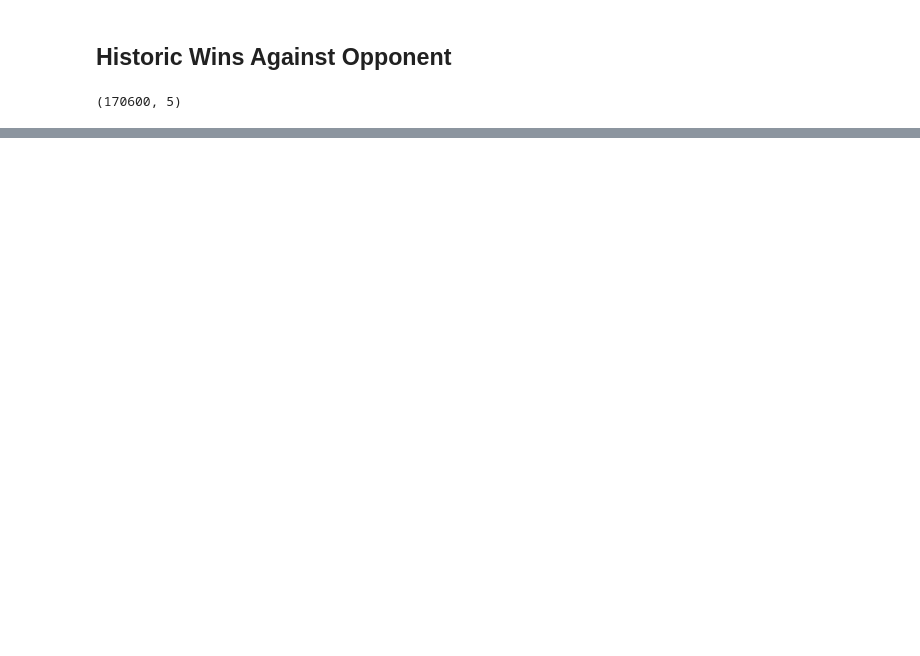
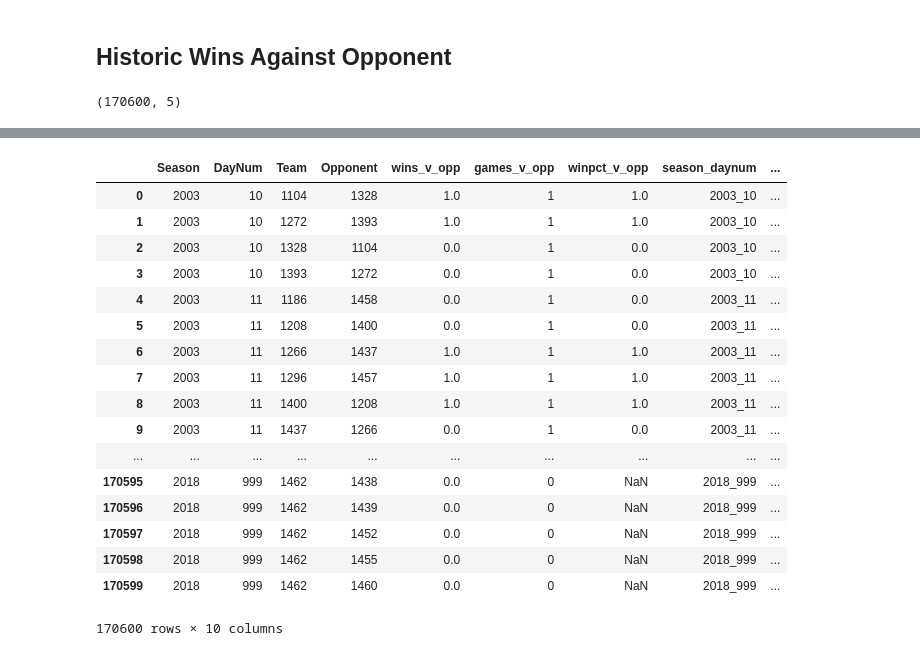
Before and after one commit to elyliu/mids-w207-final_proj-ncaa, a Jupyter notebook: Alex/Alex-Feature-Gen.ipynb, the cells around one changed output, grey strips where cells are left out. Drawn from its saved outputs; the diff is of its cells as text; code cells hidden in the pictures; blank space fills up the shorter version.

```diff
--- a/Alex/Alex-Feature-Gen.ipynb
+++ b/Alex/Alex-Feature-Gen.ipynb
@@ -136,0 +166,9 @@ wins[(wins['Team'] == 1102) & ((wins['Opponent'] == 1204) | (wins['Opponent'] ==
+# %%
+# Creating combined season and day_num column
+
+wins['season_daynum'] = wins['Season'].astype(str) + '_' + wins['DayNum'].astype(str)
+
+# wins['season_daynum'] = wins.apply(lambda x:'%s_%s' % (x['Season'], x['DayNum']), axis = 1)
+# wins['season_daynum'] = wins['season_daynum'].astype(int)
+
+wins.head()
@@ -136,0 +182,9 @@ wins[(wins['Team'] == 1102) & ((wins['Opponent'] == 1204) | (wins['Opponent'] ==
+# %%
+# Attempting to convert "season_daynum" to type string
+
+wins['season_daynum'] = wins['season_daynum'].astype(str)
+# wins['season_daynum'] = wins['season_daynum'].astype('|S')
+
+# wins['season_daynum'] = wins['season_daynum'].str.split(',')
+
+wins.dtypes
@@ -136,0 +229,53 @@ wins[(wins['Team'] == 1102) & ((wins['Opponent'] == 1204) | (wins['Opponent'] ==
+# %%
+# Making data cumulative up to, but not including current day.  Inital matchups will have no data.  Takes a while to run.
+
+
+# Subset data for testing
+
+# test_slice = wins.head(10000)
+
+
+def cumulative_wins_v_opp(row):
+    return wins[(wins.Team == row.Team) & (wins.Opponent == row.Opponent) &
+                      (wins.season_daynum < row.season_daynum)].wins_v_opp.sum()
+
+def cumulative_games_v_opp(row):
+    return wins[(wins.Team == row.Team) & (wins.Opponent == row.Opponent) &
+                      (wins.season_daynum < row.season_daynum)].games_v_opp.sum()
+
+# wins['cum_games_v_opp'] = wins.apply(cumulative_wins_v_opp, axis=1)
+
+# for index, row in wins.iterrows():
+# #     print(index)
+
+#     wins['cum_wins_v_opp'] = wins[(wins.Team == row.Team) & (wins.season_daynum < row.season_daynum)].wins_v_opp.sum()
+#     wins['cum_games_v_opp'] = wins[(wins.Team == row.Team) & (wins.season_daynum < row.season_daynum)].games_v_opp.sum()
+
+# test_slice['cum_wins_v_opp'] = test_slice.apply(cumulative_wins_v_opp, axis=1)
+# test_slice['cum_games_v_opp'] = test_slice.apply(cumulative_games_v_opp, axis=1)
+
+wins['cum_wins_v_opp'] = wins.apply(cumulative_wins_v_opp, axis=1)
+wins['cum_games_v_opp'] = wins.apply(cumulative_games_v_opp, axis=1)
+
+# test_slice.shape
+# test_slice
+wins
+# %% [output]
+|  | Season | DayNum | Team | Opponent | wins_v_opp | games_v_opp | winpct_v_opp | season_daynum | ... |
+| 0 | 2003 | 10 | 1104 | 1328 | 1.0 | 1 | 1.0 | 2003_10 | ... |
+| 1 | 2003 | 10 | 1272 | 1393 | 1.0 | 1 | 1.0 | 2003_10 | ... |
+| 2 | 2003 | 10 | 1328 | 1104 | 0.0 | 1 | 0.0 | 2003_10 | ... |
+| 3 | 2003 | 10 | 1393 | 1272 | 0.0 | 1 | 0.0 | 2003_10 | ... |
+| 4 | 2003 | 11 | 1186 | 1458 | 0.0 | 1 | 0.0 | 2003_11 | ... |
+| 5 | 2003 | 11 | 1208 | 1400 | 0.0 | 1 | 0.0 | 2003_11 | ... |
+| 6 | 2003 | 11 | 1266 | 1437 | 1.0 | 1 | 1.0 | 2003_11 | ... |
+| 7 | 2003 | 11 | 1296 | 1457 | 1.0 | 1 | 1.0 | 2003_11 | ... |
+| 8 | 2003 | 11 | 1400 | 1208 | 1.0 | 1 | 1.0 | 2003_11 | ... |
+| 9 | 2003 | 11 | 1437 | 1266 | 0.0 | 1 | 0.0 | 2003_11 | ... |
+| ... | ... | ... | ... | ... | ... | ... | ... | ... | ... |
+| 170595 | 2018 | 999 | 1462 | 1438 | 0.0 | 0 | NaN | 2018_999 | ... |
+| 170596 | 2018 | 999 | 1462 | 1439 | 0.0 | 0 | NaN | 2018_999 | ... |
+| 170597 | 2018 | 999 | 1462 | 1452 | 0.0 | 0 | NaN | 2018_999 | ... |
+| 170598 | 2018 | 999 | 1462 | 1455 | 0.0 | 0 | NaN | 2018_999 | ... |
+| 170599 | 2018 | 999 | 1462 | 1460 | 0.0 | 0 | NaN | 2018_999 | ... |
+170600 rows × 10 columns
```
Also changed, not shown: parts of 29 cells of this notebook.
